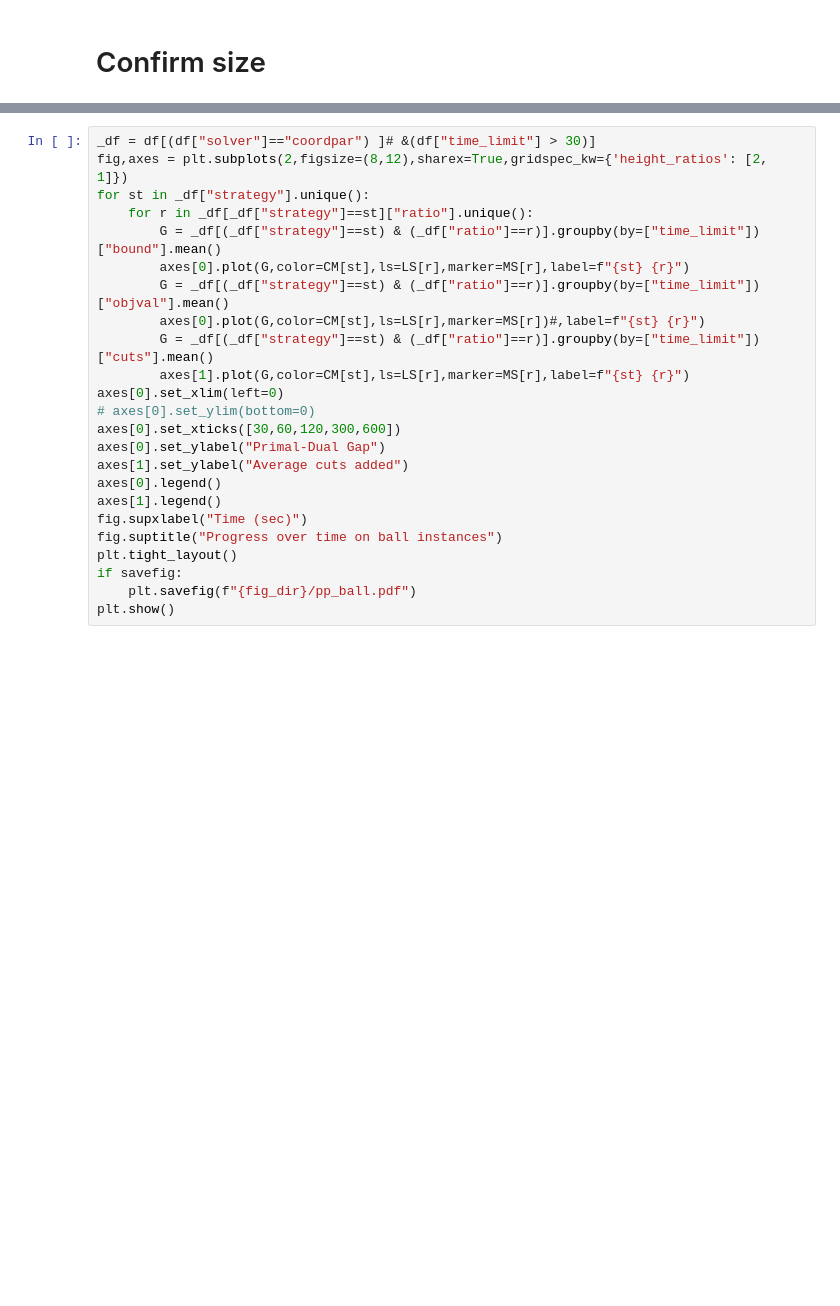
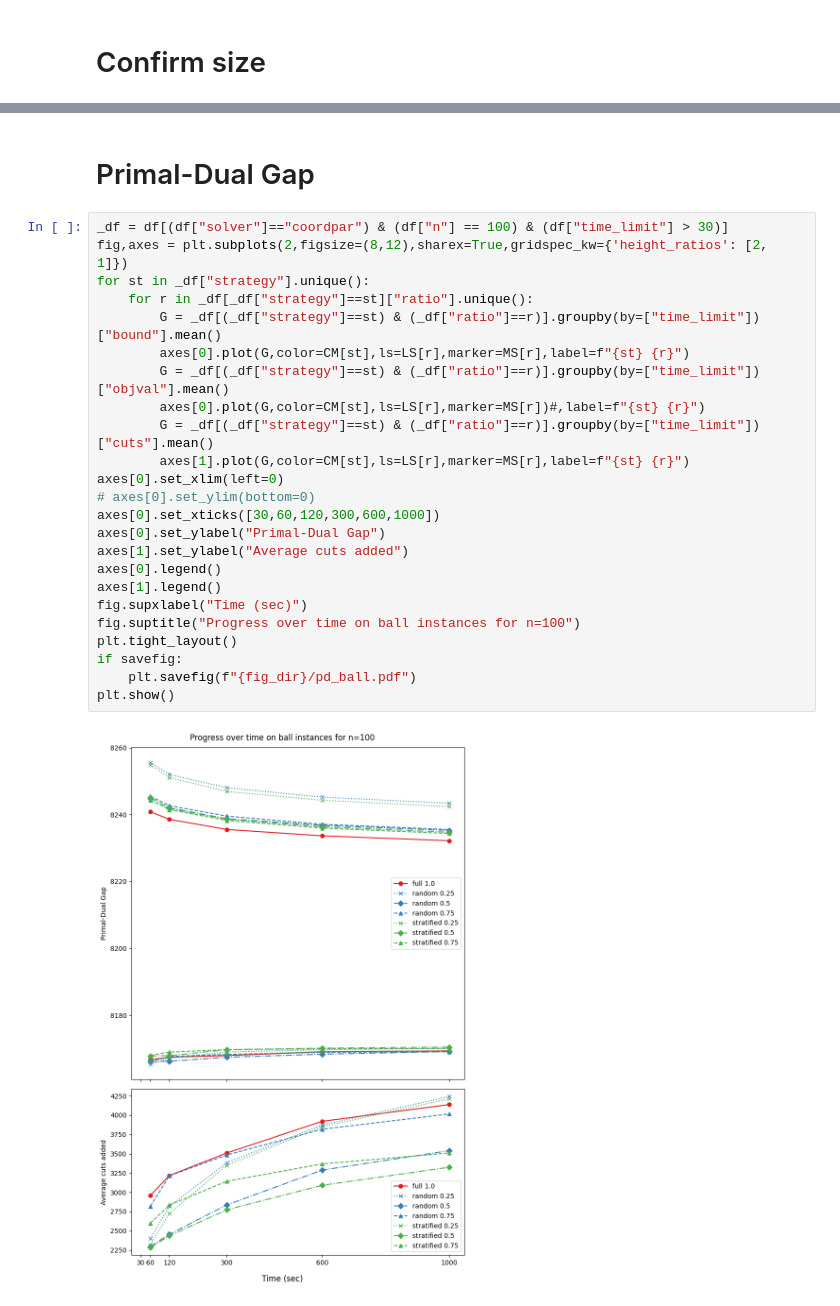
Before and after one commit to sandyspiers/coordinate_partitioning, a Jupyter notebook: results/circle.ipynb, the cells around one changed output, grey strips where cells are left out. Cells and saved outputs as stored; diff of their text form; blank space fills up the shorter version.

```diff
--- a/results/circle.ipynb
+++ b/results/circle.ipynb
@@ -73,24 +209,28 @@ display(tab)
+# %% [markdown]
+# Primal-Dual Gap
 # %%
-_df = df[(df["solver"]=="coordpar") ]# &(df["time_limit"] > 30)]
+_df = df[(df["solver"]=="coordpar") & (df["n"] == 100) & (df["time_limit"] > 30)]
 fig,axes = plt.subplots(2,figsize=(8,12),sharex=True,gridspec_kw={'height_ratios': [2, 1]})
 for st in _df["strategy"].unique():
     for r in _df[_df["strategy"]==st]["ratio"].unique():
         G = _df[(_df["strategy"]==st) & (_df["ratio"]==r)].groupby(by=["time_limit"])["bound"].mean()
         axes[0].plot(G,color=CM[st],ls=LS[r],marker=MS[r],label=f"{st} {r}")
         G = _df[(_df["strategy"]==st) & (_df["ratio"]==r)].groupby(by=["time_limit"])["objval"].mean()
         axes[0].plot(G,color=CM[st],ls=LS[r],marker=MS[r])#,label=f"{st} {r}")
         G = _df[(_df["strategy"]==st) & (_df["ratio"]==r)].groupby(by=["time_limit"])["cuts"].mean()
         axes[1].plot(G,color=CM[st],ls=LS[r],marker=MS[r],label=f"{st} {r}")
 axes[0].set_xlim(left=0)
 # axes[0].set_ylim(bottom=0)
-axes[0].set_xticks([30,60,120,300,600])
+axes[0].set_xticks([30,60,120,300,600,1000])
 axes[0].set_ylabel("Primal-Dual Gap")
 axes[1].set_ylabel("Average cuts added")
 axes[0].legend()
 axes[1].legend()
 fig.supxlabel("Time (sec)")
-fig.suptitle("Progress over time on ball instances")
+fig.suptitle("Progress over time on ball instances for n=100")
 plt.tight_layout()
 if savefig:
-    plt.savefig(f"{fig_dir}/pp_ball.pdf")
+    plt.savefig(f"{fig_dir}/pd_ball.pdf")
 plt.show()
+# %% [output]
+[figure, added]
```
Also changed, not shown: parts of 13 cells of this notebook, 2 other files.
